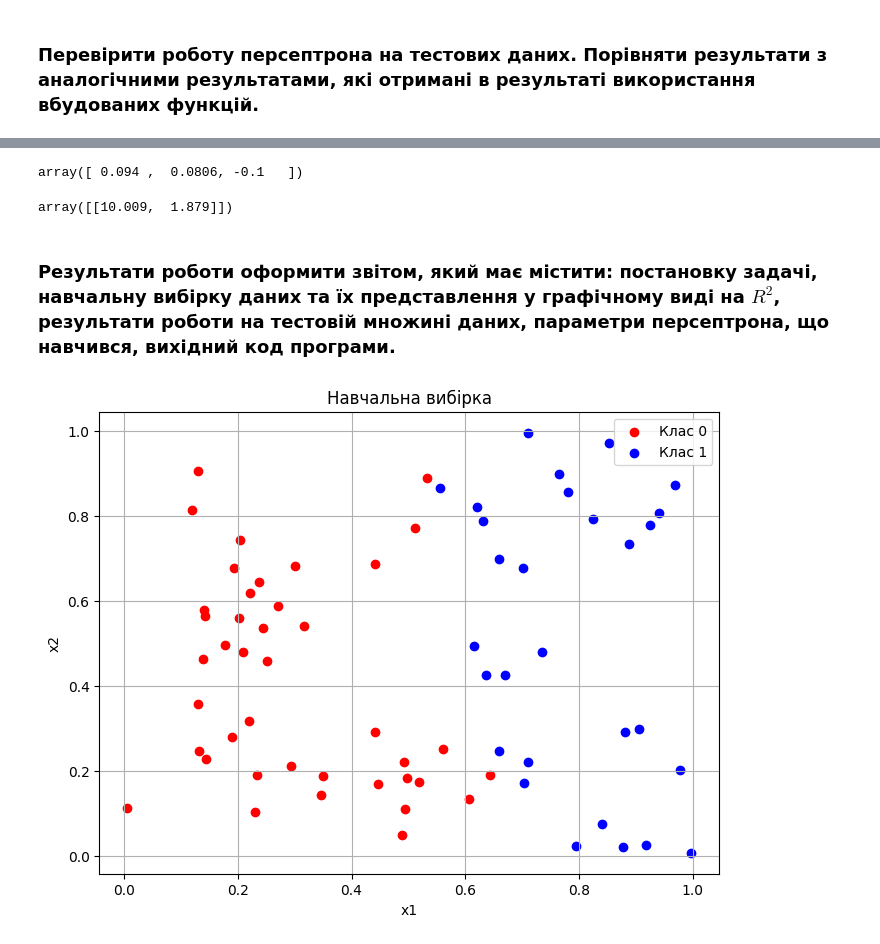
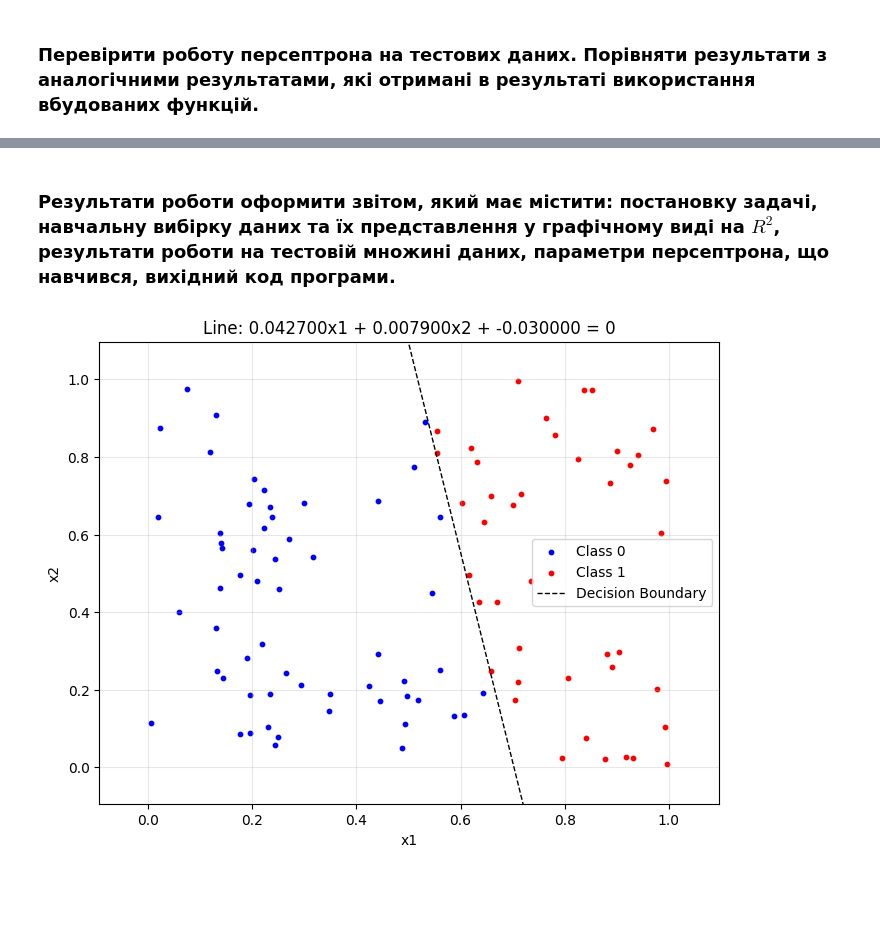
Before and after one commit to KlymentievMaksym/MLM, a Jupyter notebook: Lab2/Maksym_Klymentiev_FI21_Perceptron_A.ipynb, the cells around one changed output, grey strips where cells are left out. Saved outputs shown, nothing was run; the diff lists cells and outputs as text; code cells hidden in the pictures; blank space fills up the shorter version.

```diff
--- a/Lab2/Maksym_Klymentiev_FI21_Perceptron_A.ipynb
+++ b/Lab2/Maksym_Klymentiev_FI21_Perceptron_A.ipynb
@@ -145,22 +131,29 @@ plot_decision_boundary(X, y, clf, title="Результат")
-# %%
-perceptron.weights
-# %% [output]
-array([ 0.094 ,  0.0806, -0.1   ])
-# %%
-clf.coef_
-# %% [output]
-array([[10.009,  1.879]])
 # %% [markdown]
 ### Результати роботи оформити звітом, який має містити: постановку задачі, навчальну вибірку даних та їх представлення у графічному виді на $R^2$, результати роботи на тестовій множині даних, параметри персептрона, що навчився, вихідний код програми.
-# %%
-plt.figure(figsize=(8, 6))
-plt.scatter(*X_train[y_train==0].T, color='red', label='Клас 0')
-plt.scatter(*X_train[y_train==1].T, color='blue', label='Клас 1')
-plt.title('Навчальна вибірка')
-plt.xlabel('x1')
-plt.ylabel('x2')
-plt.legend()
-plt.grid(True)
-plt.show()
-# %% [output]
-[figure, old version]
+# %%
+x_min, x_max = X.min(), X.max()
+x1_values = np.linspace(x_min, x_max, 100)
+
+w1, w2, b = perceptron.weights
+x2_values = -(b + w1 * x1_values)/ w2
+
+plt.figure(figsize=(8, 6))
+
+plt.scatter(*X[y==0].T, s=10, color='blue', label='Class 0')
+plt.scatter(*X[y==1].T, s=10, color='red', label='Class 1')
+
+plt.plot(x1_values, x2_values, "--", color='black', linewidth=1, label='Decision Boundary')
+
+plt.title(f'Line: {w1:.6f}x1 + {w2:.6f}x2 + {b:.6f} = 0')
+plt.xlabel('x1')
+plt.ylabel('x2')
+plt.legend()
+plt.grid(True, alpha=0.3)
+
+const = 0.1
+plt.xlim(x_min - const, x_max + const)
+plt.ylim(x_min - const, x_max + const)
+
+plt.show()
+# %% [output]
+[figure, added]
```
Also changed, not shown: parts of 7 cells of this notebook.
